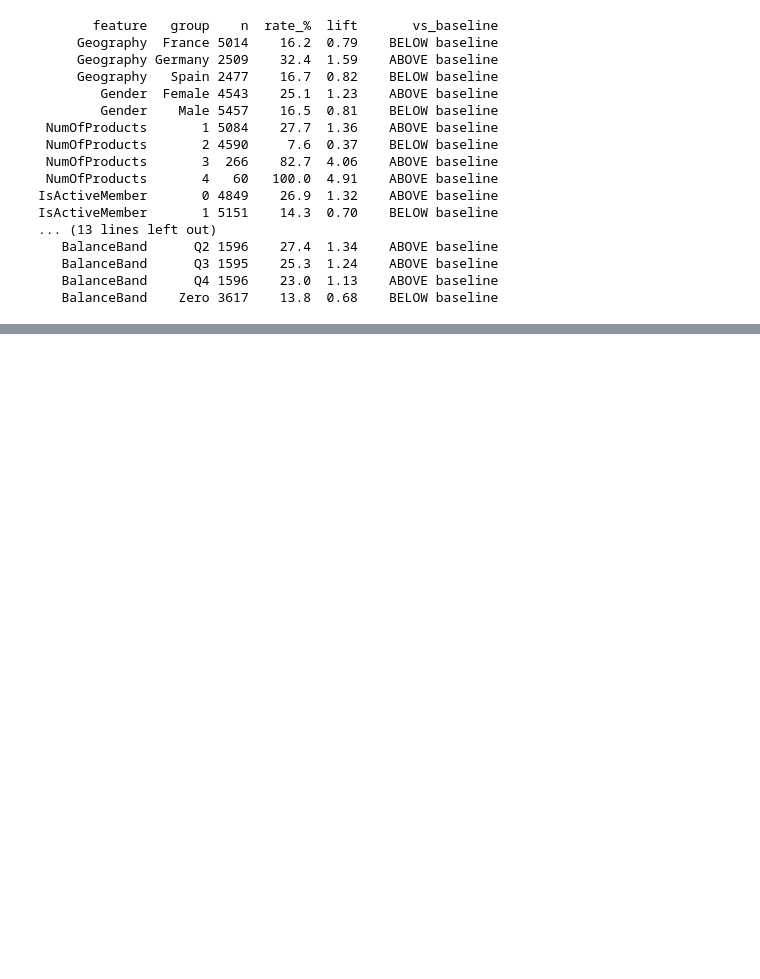
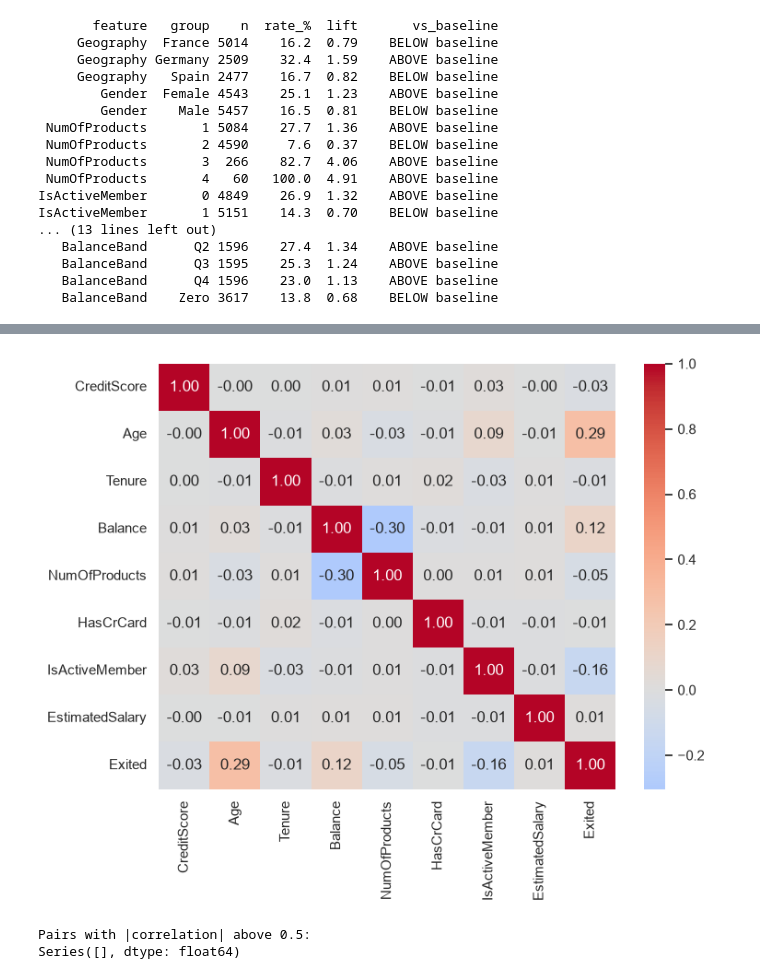
Before and after one commit to r33w33/Bank-Churn-Analysis, a Jupyter notebook: notebooks/01_eda.ipynb, the cells around one changed output, grey strips where cells are left out. Cells and saved outputs as stored; diff of their text form; code cells hidden in the pictures; blank space fills up the shorter version.

Commit message:
segments, interactions and correlation

```diff
--- a/notebooks/01_eda.ipynb
+++ b/notebooks/01_eda.ipynb
@@ -324,0 +361,11 @@ IsActiveMember       1 5151    14.3  0.70    BELOW baseline
+# %%
+num_cols = df.drop(columns=['RowNumber','CustomerId'], errors='ignore').select_dtypes('number')
+corr = num_cols.corr()
+plt.figure(figsize=(8,6)); sns.heatmap(corr, annot=True, fmt='.2f', cmap='coolwarm', center=0); plt.show()
+
+pairs = corr.where(np.triu(np.ones(corr.shape), k=1).astype(bool)).stack()
+print('Pairs with |correlation| above 0.5:'); print(pairs[pairs.abs() > 0.5])
+# %% [output]
+[figure, added]
+Pairs with |correlation| above 0.5:
+Series([], dtype: float64)
```
Also changed, not shown: parts of 2 cells of this notebook, 2 other files.
